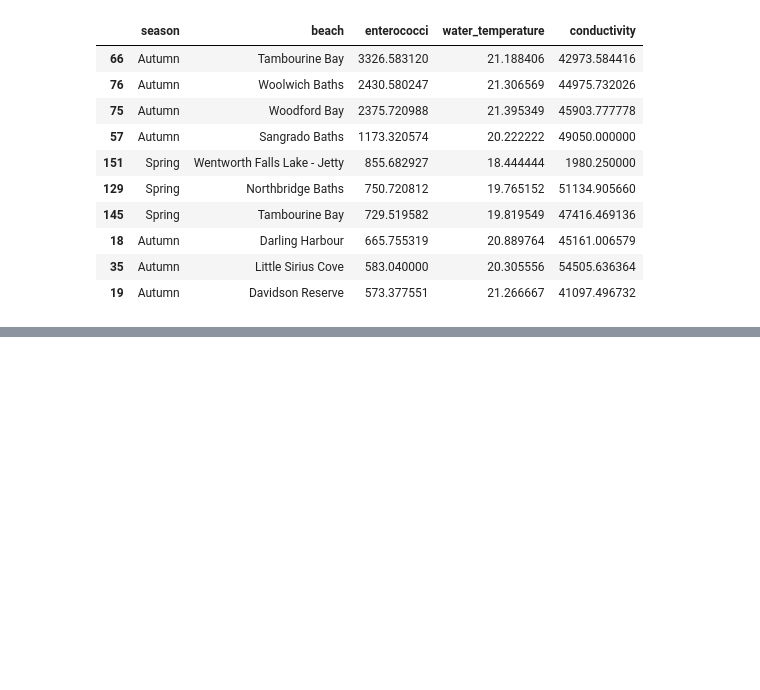
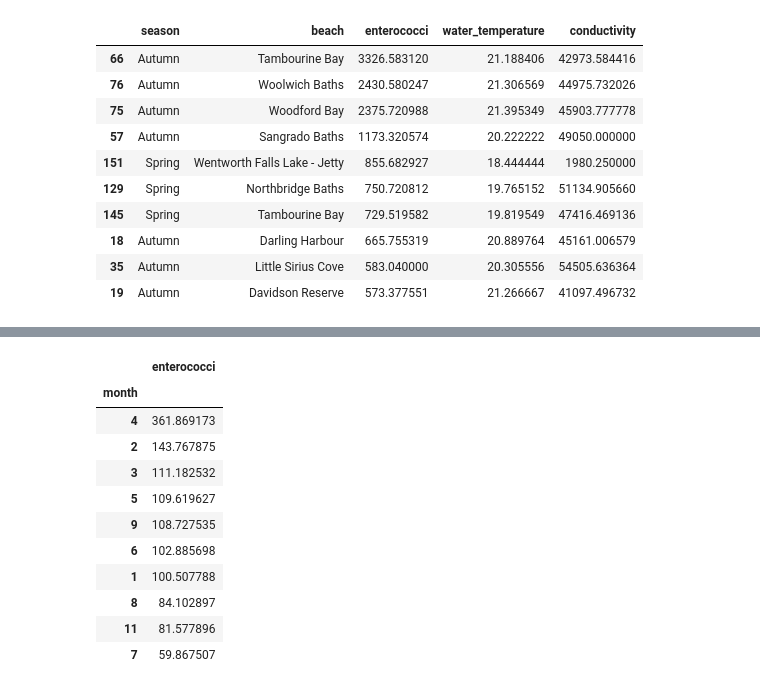
Before and after one commit to ipktpz/beach_water_quality, a Jupyter notebook: sydney_water_quality.ipynb, the cells around one changed output, grey strips where cells are left out. Cells and saved outputs as stored; diff of their text form; code cells hidden in the pictures; blank space fills up the shorter version.

```diff
--- a/sydney_water_quality.ipynb
+++ b/sydney_water_quality.ipynb
@@ -106,3 +172,18 @@ seasonal_quality.head(10)
+# %%
+common_dates.groupby('month').agg({'enterococci': 'mean'}).sort_values(by='enterococci', ascending=False).head(10)
+# %% [output]
+|  | enterococci |
+| month |  |
+| 4 | 361.869173 |
+| 2 | 143.767875 |
+| 3 | 111.182532 |
+| 5 | 109.619627 |
+| 9 | 108.727535 |
+| 6 | 102.885698 |
+| 1 | 100.507788 |
+| 8 | 84.102897 |
+| 11 | 81.577896 |
+| 7 | 59.867507 |
 # %%
 # filter for common dates
 common_dates = water_quality[water_quality['date'].isin(weather['date'])]
```
Also changed, not shown: parts of 20 cells of this notebook, 1 other file.
